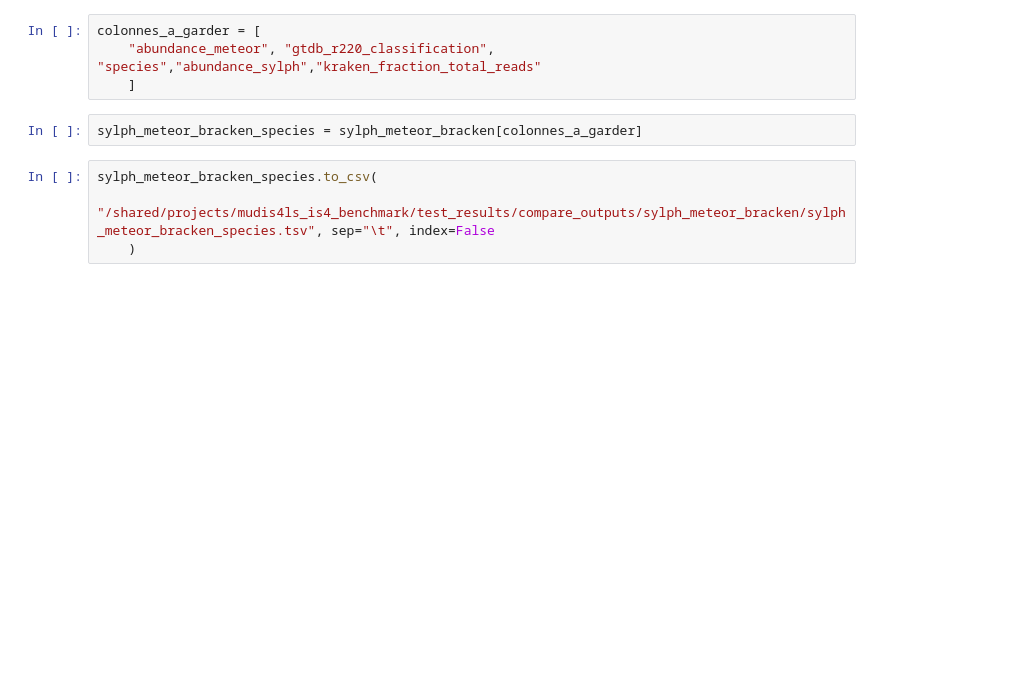
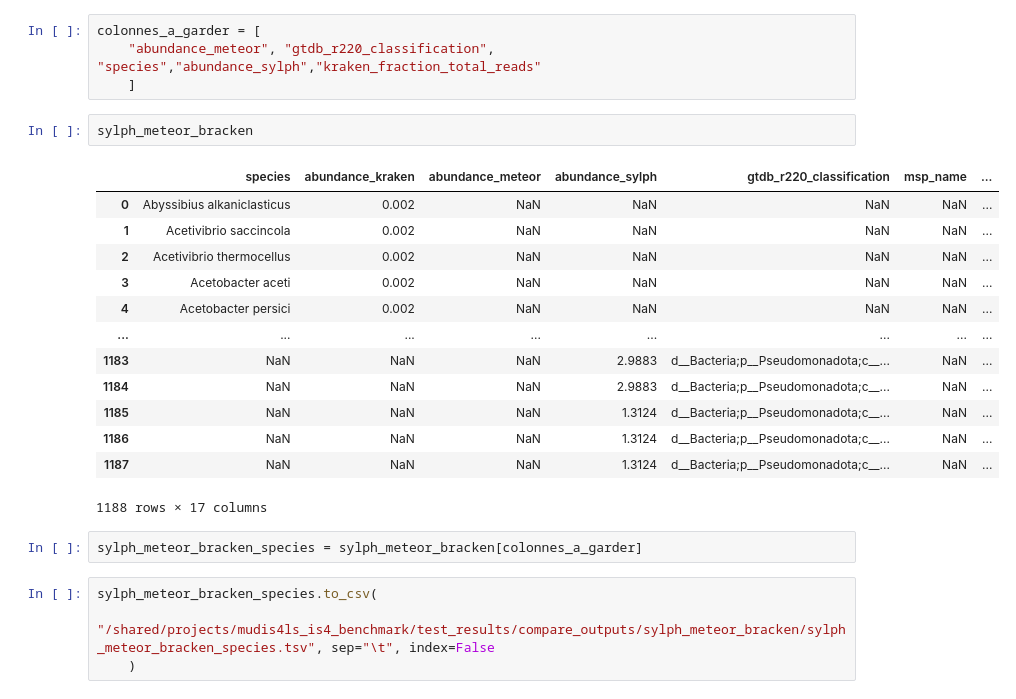
Before and after one commit to vivekbibs/IS4, a Jupyter notebook: compare_outputs/add_bracken.ipynb, the cells around one changed output. Cells and saved outputs as stored; diff of their text form; blank space fills up the shorter version.

```diff
--- a/compare_outputs/add_bracken.ipynb
+++ b/compare_outputs/add_bracken.ipynb
@@ -259,6 +283,22 @@ plt.show()
 colonnes_a_garder = [
     "abundance_meteor", "gtdb_r220_classification", "species","abundance_sylph","kraken_fraction_total_reads"
     ]
+# %%
+sylph_meteor_bracken
+# %% [output]
+|  | species | abundance_kraken | abundance_meteor | abundance_sylph | gtdb_r220_classification | msp_name | ... |
+| 0 | Abyssibius alkaniclasticus | 0.002 | NaN | NaN | NaN | NaN | ... |
+| 1 | Acetivibrio saccincola | 0.002 | NaN | NaN | NaN | NaN | ... |
+| 2 | Acetivibrio thermocellus | 0.002 | NaN | NaN | NaN | NaN | ... |
+| 3 | Acetobacter aceti | 0.002 | NaN | NaN | NaN | NaN | ... |
+| 4 | Acetobacter persici | 0.002 | NaN | NaN | NaN | NaN | ... |
+| ... | ... | ... | ... | ... | ... | ... | ... |
+| 1183 | NaN | NaN | NaN | 2.9883 | d__Bacteria;p__Pseudomonadota;c__... | NaN | ... |
+| 1184 | NaN | NaN | NaN | 2.9883 | d__Bacteria;p__Pseudomonadota;c__... | NaN | ... |
+| 1185 | NaN | NaN | NaN | 1.3124 | d__Bacteria;p__Pseudomonadota;c__... | NaN | ... |
+| 1186 | NaN | NaN | NaN | 1.3124 | d__Bacteria;p__Pseudomonadota;c__... | NaN | ... |
+| 1187 | NaN | NaN | NaN | 1.3124 | d__Bacteria;p__Pseudomonadota;c__... | NaN | ... |
+1188 rows × 17 columns
 # %%
 sylph_meteor_bracken_species = sylph_meteor_bracken[colonnes_a_garder]
 # %%
```
Also changed, not shown: parts of 3 cells of this notebook, 4 other files.
